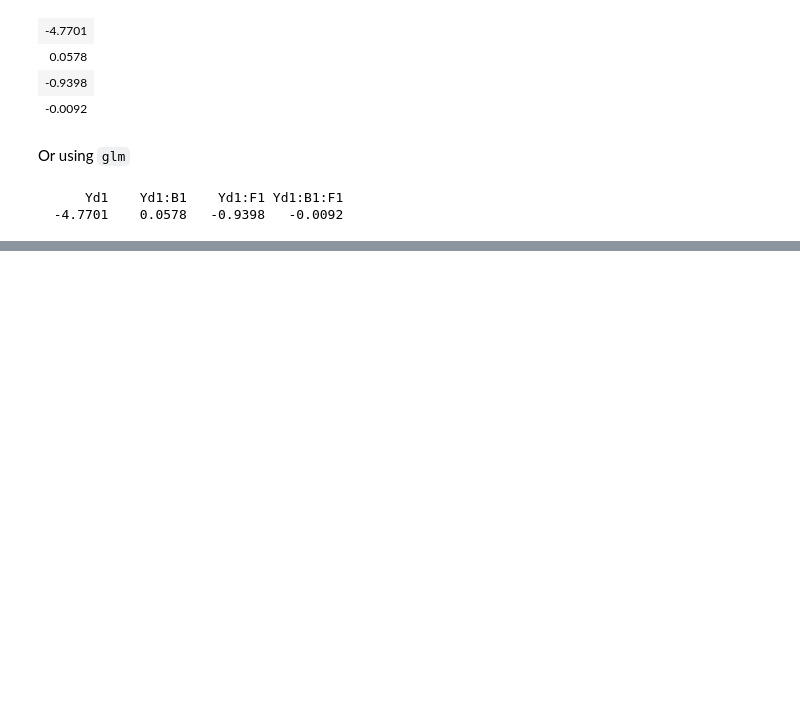
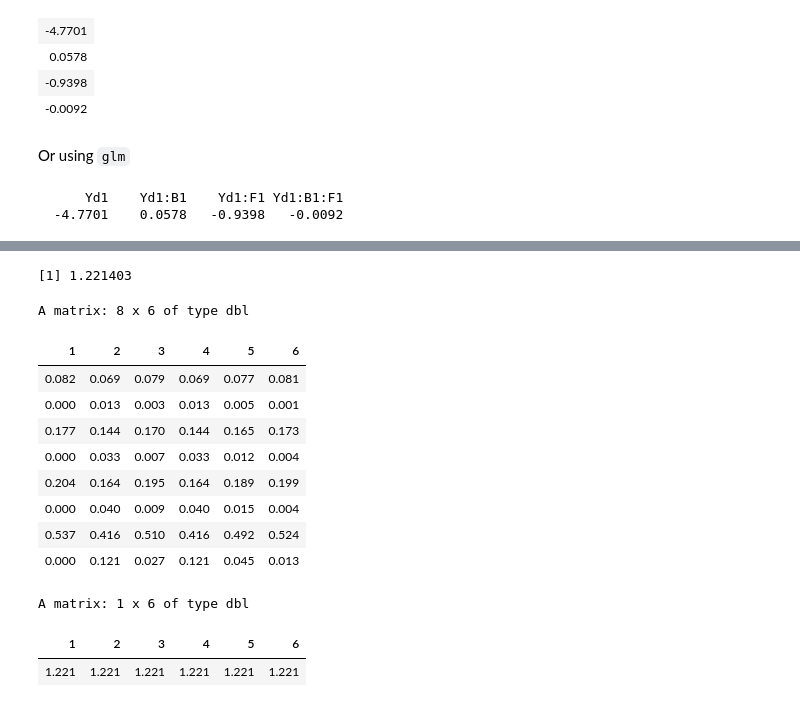
Before and after one commit to StaThin/Ising_paths, a Jupyter notebook: path_based.ipynb, the cells around one changed output, grey strips where cells are left out. Saved outputs shown, nothing was run; the diff lists cells and outputs as text; code cells hidden in the pictures; blank space fills up the shorter version.

```diff
--- a/path_based.ipynb
+++ b/path_based.ipynb
@@ -358,3 +358,15 @@ A data.frame: 6 x 5
 | 0.12 | 0.00 | 0.64 | 1.33 | 0.20 |
 | 0.04 | 0.00 | 0.64 | 1.39 | 0.22 |
 | 0.11 | 0.00 | 0.64 | 1.15 | 0.09 |
+# %%
+out <- matrix(0, 8, 6)
+or <- matrix(0, 1, 6)
+for(j in 1:length(pall)){
+    out[, j] <- trivariate(pall[[j]], V, p)$Freq
+    u <- out[,j]
+    or[j] <- (u[2] * u[8]) / (u[4] * u[6])
+}
+colnames(out) <- 1:6
+colnames(or) <- 1:6
+round(out,3)
+round(or,3)
@@ -382,0 +414,4 @@ round(coefficients(m)[c(2,5,6,8)],4)
+# %%
+pall <- all_paths(G, "A", "B")
+p_dab<- trivariate(pall[[1]], V, p)
+p_dab
@@ -382,0 +447,32 @@ round(coefficients(m)[c(2,5,6,8)],4)
+# %%
+u <- p_dab$Freq
+(u[2] * u[8]) / (u[4] * u[6])
+# %% [output]
+[1] 1.221403
+# %%
+d <- length(pall)
+out <- matrix(0, 8, d)
+or <- matrix(0, 1, d)
+for(j in 1:length(pall)){
+    out[, j] <- trivariate(pall[[j]], V, p)$Freq
+    u <- out[,j]
+    or[j] <- (u[2] * u[8]) / (u[4] * u[6])
+}
+colnames(out) <- 1:d
+colnames(or) <- 1:d
+round(out,3)
+round(or,3)
+# %% [output]
+A matrix: 8 x 6 of type dbl
+| 1 | 2 | 3 | 4 | 5 | 6 |
+| 0.082 | 0.069 | 0.079 | 0.069 | 0.077 | 0.081 |
+| 0.000 | 0.013 | 0.003 | 0.013 | 0.005 | 0.001 |
+| 0.177 | 0.144 | 0.170 | 0.144 | 0.165 | 0.173 |
+| 0.000 | 0.033 | 0.007 | 0.033 | 0.012 | 0.004 |
+| 0.204 | 0.164 | 0.195 | 0.164 | 0.189 | 0.199 |
+| 0.000 | 0.040 | 0.009 | 0.040 | 0.015 | 0.004 |
+| 0.537 | 0.416 | 0.510 | 0.416 | 0.492 | 0.524 |
+| 0.000 | 0.121 | 0.027 | 0.121 | 0.045 | 0.013 |
+A matrix: 1 x 6 of type dbl
+| 1 | 2 | 3 | 4 | 5 | 6 |
+| 1.221 | 1.221 | 1.221 | 1.221 | 1.221 | 1.221 |
```
Also changed, not shown: parts of 6 cells of this notebook.
